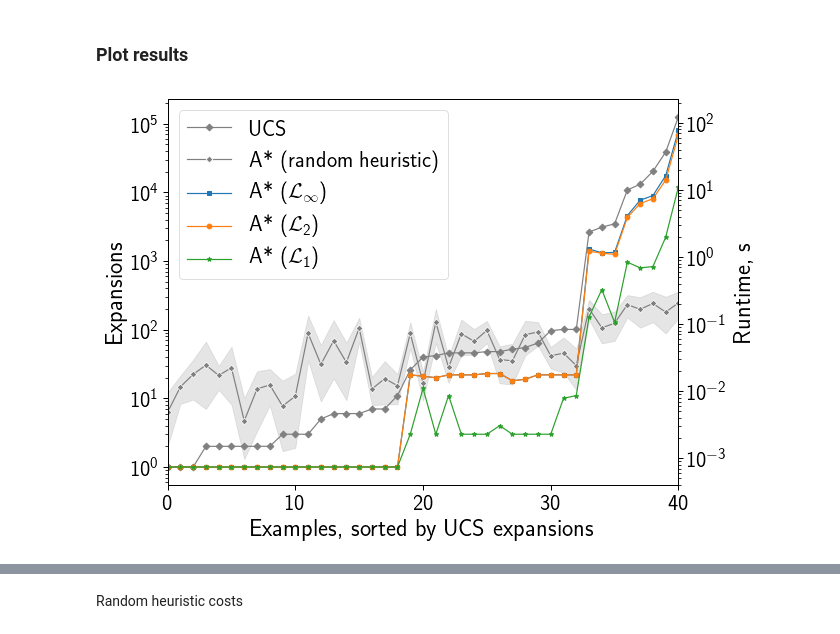
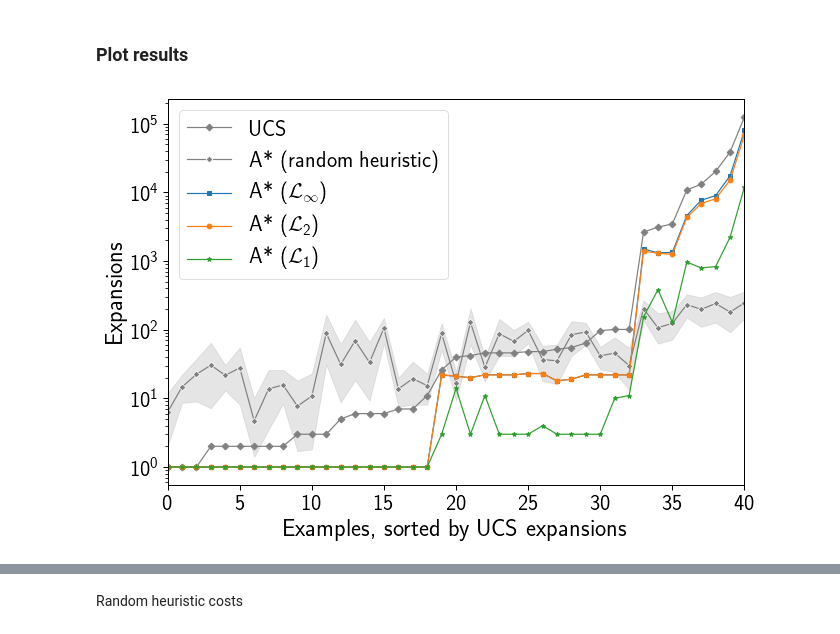
Before and after one commit to spring-epfl/trickster, a Jupyter notebook: notebooks/bots_heuristics.ipynb, the cells around one changed output, grey strips where cells are left out. Saved outputs shown, nothing was run; the diff lists cells and outputs as text; code cells hidden in the pictures.

```diff
--- a/notebooks/bots_heuristics.ipynb
+++ b/notebooks/bots_heuristics.ipynb
@@ -197,44 +197,32 @@ for i, random_results_data in enumerate(random_results_data_set):
         columns=['expansions', 'runtimes', 'seed', 'datasetindex']))
 # %%
 fig, ax = plt.subplots()
-ax2 = ax.twinx()
 
 ax.plot(ucs_expansions, color='grey', label='UCS', marker=MARKERS[0])
-ax2.plot(ucs_runtimes, label='UCS', linestyle='None')
 
 sns.lineplot(data=random_stats, x='datasetindex', y='expansions',
              label='A* (random heuristic)', marker=MARKERS[0],
              color='gray', linestyle='--', ax=ax)
 
 ax.plot(linf_expansions, label='A* ($\mathcal{L}_{\infty}$)', marker=MARKERS[3])
-ax2.plot(linf_runtimes, linestyle='None')
-
 ax.plot(l2_expansions, label='A* ($\mathcal{L}_2$)', marker=MARKERS[2])
-ax2.plot(l2_runtimes, linestyle='None')
-
 ax.plot(normal_expansions, label='A* ($\mathcal{L}_1$)', marker=MARKERS[1])
-ax2.plot(normal_runtimes, linestyle='None')
-
 # ax.plot(grid_expansions, label='A* ($\mathcal{L}_1$, grid)', marker=MARKERS[4])
-# ax2.plot(grid_runtimes, linestyle='None')
 
 ax.set_xlabel('Examples, sorted by UCS expansions')
 ax.set_ylabel('Expansions')
 ax.set_xlim(0, len(ucs_expansions) - 1)
 ax.set_yscale('log')
 ax.legend(loc='best')
-
-ax2.set_ylabel('Runtime, s')
-ax2.set_yscale('log')
 
 fig.set_figwidth(FIGWIDTH * 1.1)
 fig.set_figheight(FIGHEIGHT)
 fig.set_tight_layout('tight')
 
 plt.show()
 
 if SAVE_PLOTS:
     save_fig(fig, 'bots_heuristics_bin_{}_band_{}_target_{}.pdf',
              FOCUS_BINS, BAND, TARGET_CONFIDENCE)
 # %% [output]
-[figure, old version]
+[figure, new version]
```
Also changed, not shown: parts of 3 cells of this notebook, 2 other files.
